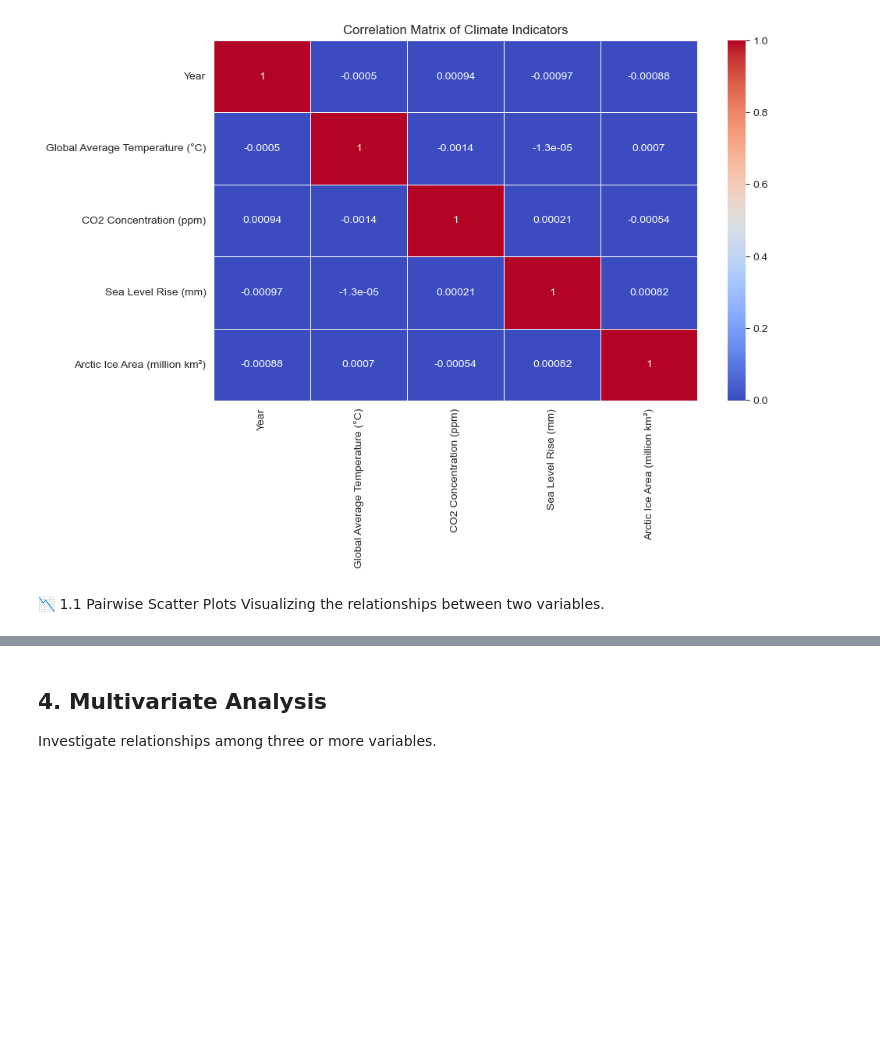
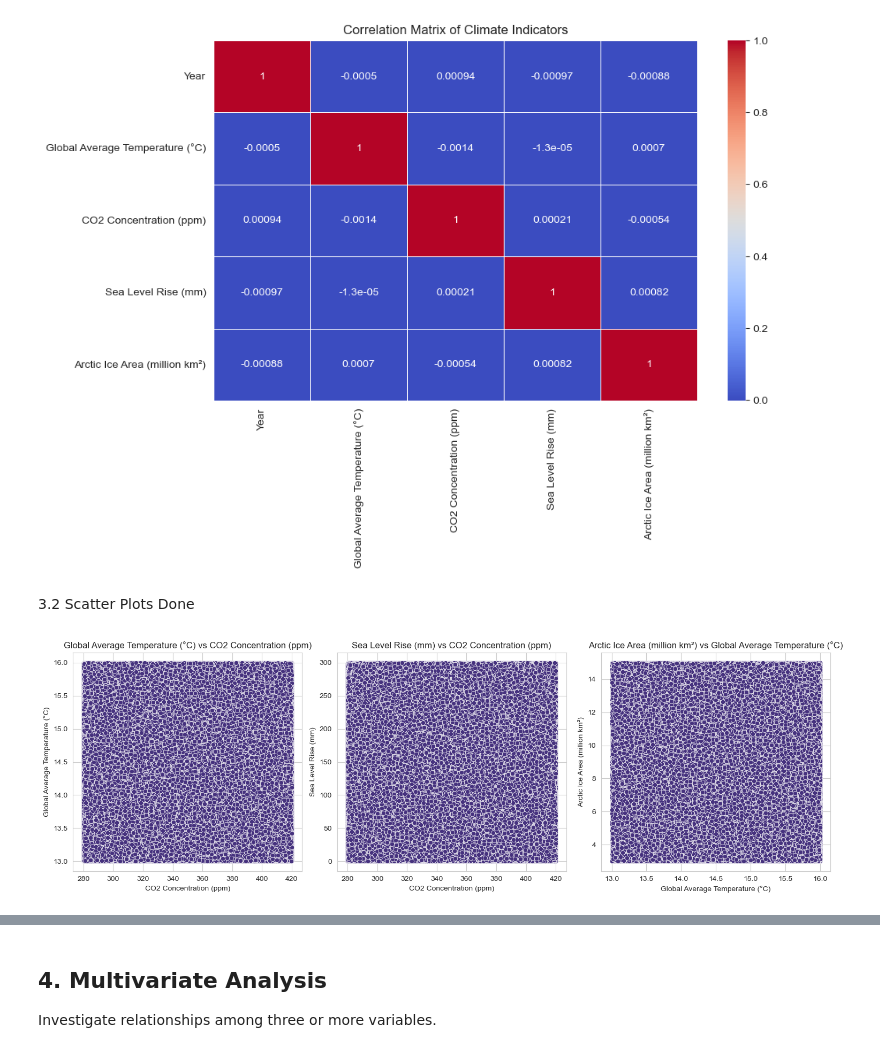
Before and after one commit to Omdena-NIC-Nepal/complete-eda-awesometeam, a Jupyter notebook: starter-notebook.ipynb, the cells around one changed output, grey strips where cells are left out. Drawn from its saved outputs; the diff is of its cells as text; code cells hidden in the pictures; blank space fills up the shorter version.

```diff
--- a/starter-notebook.ipynb
+++ b/starter-notebook.ipynb
@@ -86,6 +82,26 @@ plt.title('Correlation Matrix of Climate Indicators')
 plt.show()
 # %% [output]
 [figure]
-# %% [markdown]
-📉 1.1 Pairwise Scatter Plots
-Visualizing the relationships between two variables.
+# %% [markdown]
+3.2 Scatter Plots Done
+# %%
+scatter_pairs = [
+    ('CO2 Concentration (ppm)', 'Global Average Temperature (°C)'),
+    ('CO2 Concentration (ppm)', 'Sea Level Rise (mm)'),
+    ('Global Average Temperature (°C)', 'Arctic Ice Area (million km²)')
+]
+
+# Plotting scatter plots
+plt.figure(figsize=(15, 5))
+
+for i, (x_var, y_var) in enumerate(scatter_pairs):
+    plt.subplot(1, 3, i + 1)
+    sns.scatterplot(data=df, x=x_var, y=y_var)
+    plt.title(f'{y_var} vs {x_var}')
+    plt.xlabel(x_var)
+    plt.ylabel(y_var)
+
+plt.tight_layout()
+plt.show()
+# %% [output]
+[figure, added]
```
Also changed, not shown: parts of 8 cells of this notebook.
